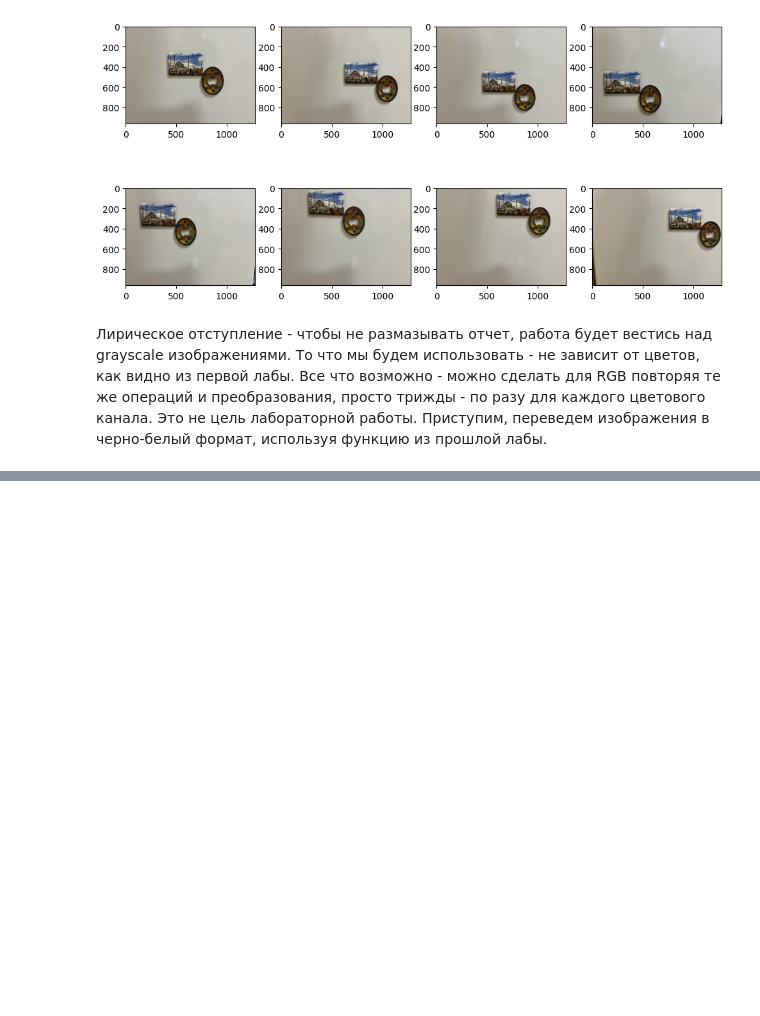
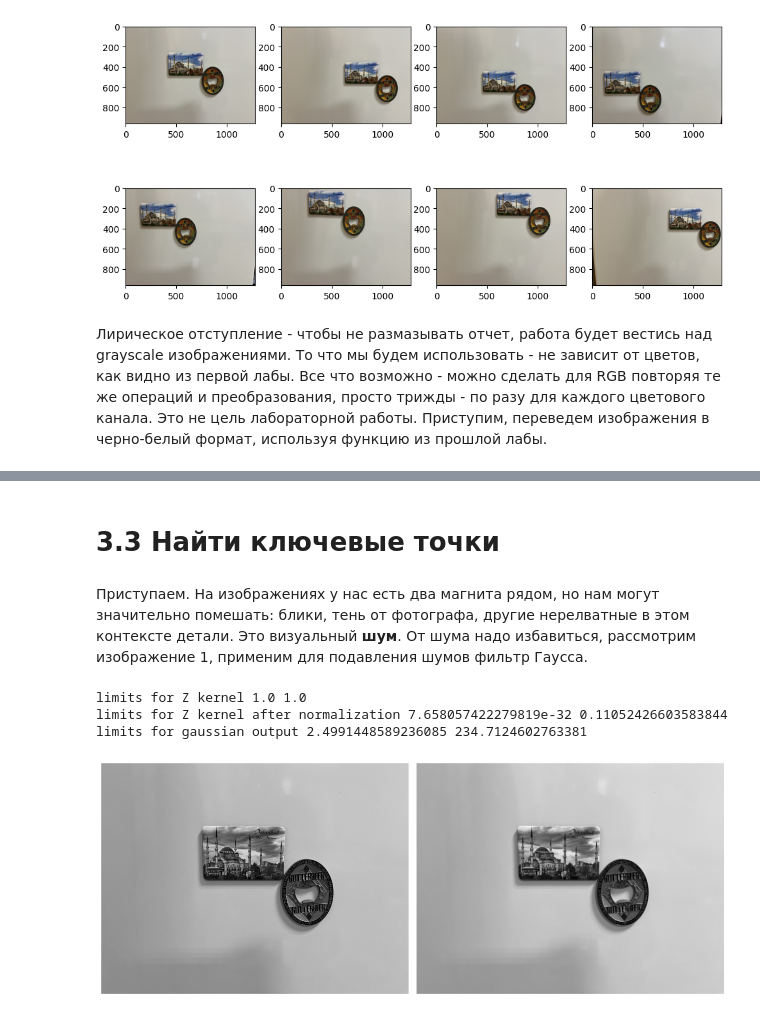
Before and after one commit to arskstn/cv-labs-sem8, a Jupyter notebook: lab1/lab2.ipynb, the cells around one changed output, grey strips where cells are left out. Cells and saved outputs as stored; diff of their text form; code cells hidden in the pictures; blank space fills up the shorter version.

```diff
--- a/lab1/lab2.ipynb
+++ b/lab1/lab2.ipynb
@@ -61,0 +122,12 @@ axarr[1,3].imshow(image8)
+# %% [markdown]
+# 3.3 Найти ключевые точки
+# %% [markdown]
+Приступаем. На изображениях у нас есть два магнита рядом, но нам могут значительно помешать: блики, тень от фотографа, другие нерелватные в этом контексте детали. Это визуальный <b>шум</b>. От шума надо избавиться, рассмотрим изображение 1, применим для подавления шумов фильтр Гаусса.
+# %%
+images_temp = [images_hist_equalized[0], lb1.gaussian_2d(images_hist_equalized[0], 1.2, 21)]
+show_images(images_temp, 1, 2)
+# %% [output]
+limits for Z kernel 1.0 1.0
+limits for Z kernel after normalization 7.658057422279819e-32 0.11052426603583844
+limits for gaussian output 2.4991448589236085 234.7124602763381
+[figure, added]
```
Also changed, not shown: parts of 42 cells of this notebook, 5 other files.
